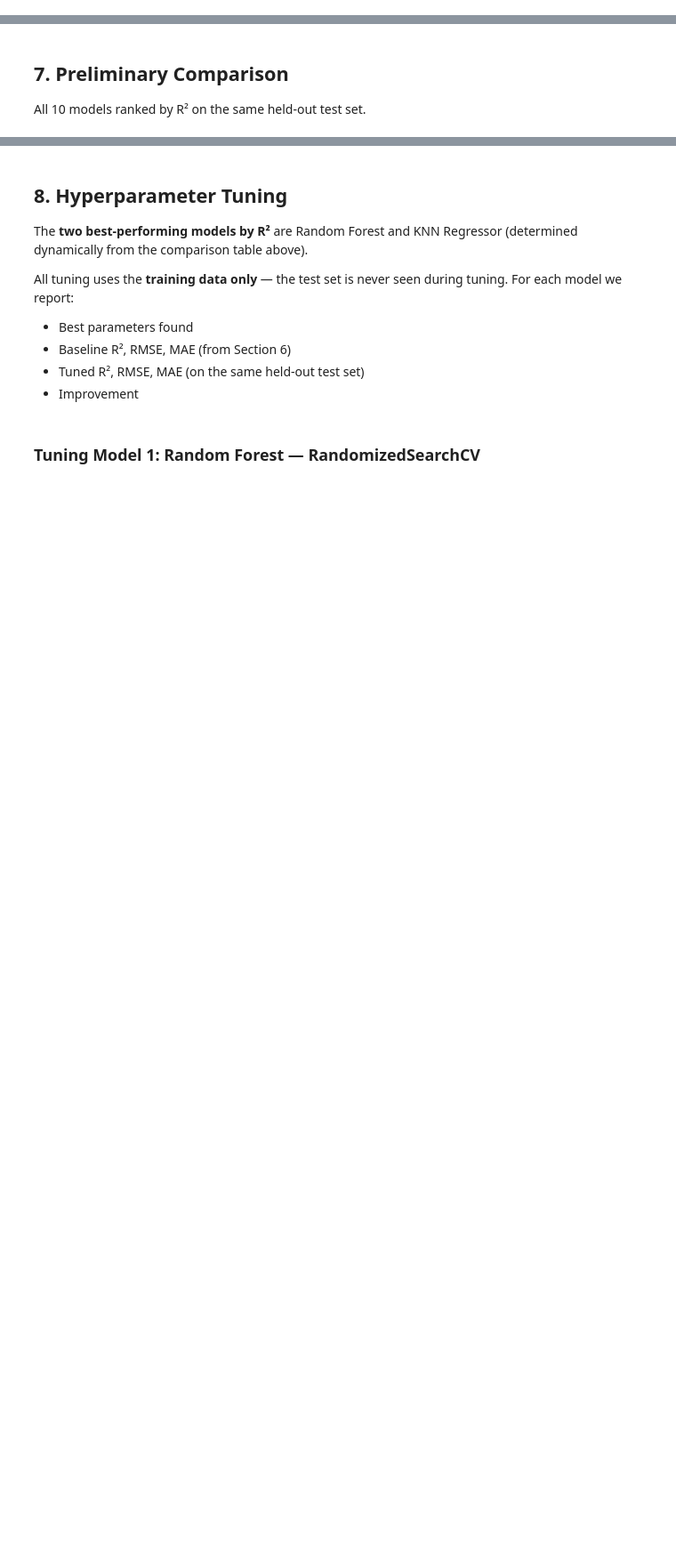
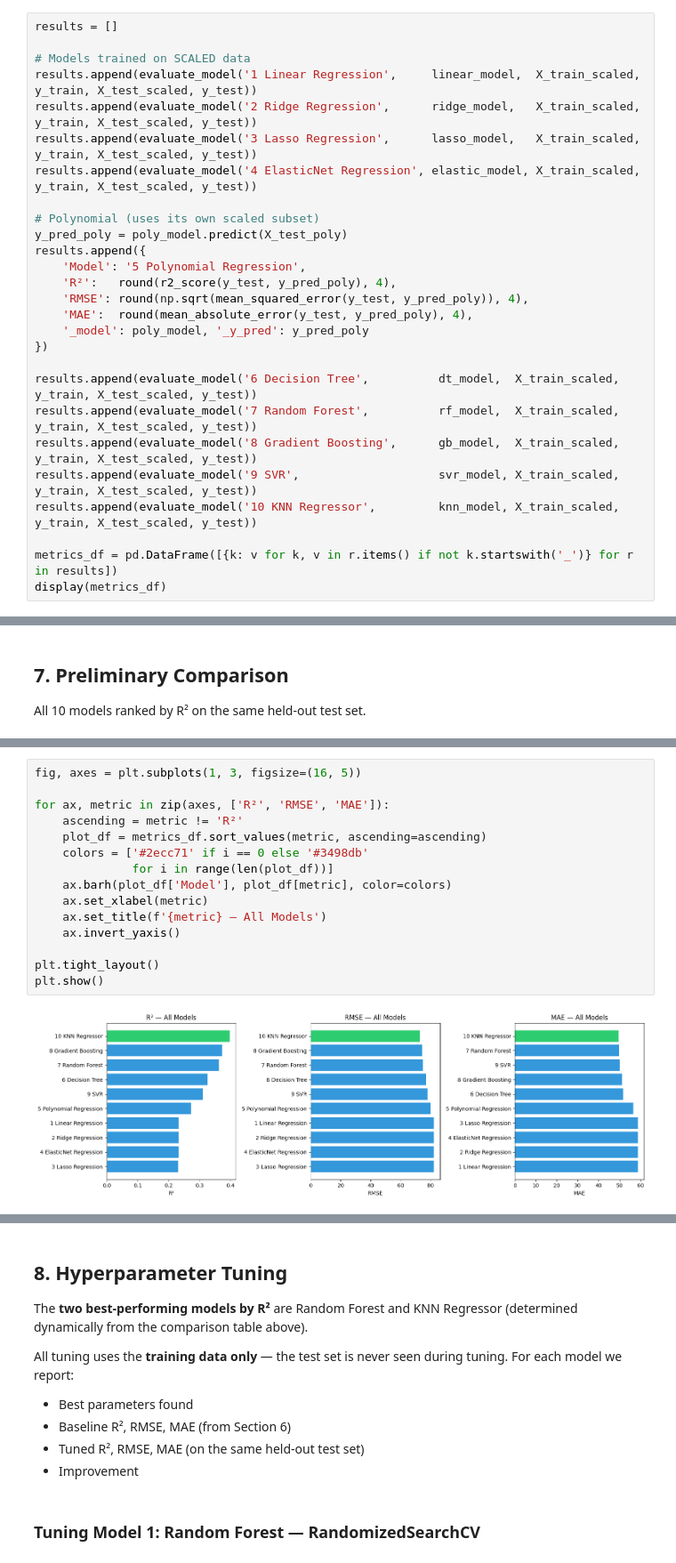
Before and after one commit to Viswesh-G/AutoML-_-Project, a Jupyter notebook: gas_sensor_ml_capstone/notebooks/regression.ipynb, the cells around one changed output, grey strips where cells are left out. Shown at 89% size. Saved outputs shown, nothing was run; the diff lists cells and outputs as text; blank space fills up the shorter version.

```diff
--- a/gas_sensor_ml_capstone/notebooks/regression.ipynb
+++ b/gas_sensor_ml_capstone/notebooks/regression.ipynb
@@ -551,0 +679,27 @@ Evaluation metrics — all mandatory per rubric:
+# %%
+results = []
+
+# Models trained on SCALED data
+results.append(evaluate_model('1 Linear Regression',     linear_model,  X_train_scaled, y_train, X_test_scaled, y_test))
+results.append(evaluate_model('2 Ridge Regression',      ridge_model,   X_train_scaled, y_train, X_test_scaled, y_test))
+results.append(evaluate_model('3 Lasso Regression',      lasso_model,   X_train_scaled, y_train, X_test_scaled, y_test))
+results.append(evaluate_model('4 ElasticNet Regression', elastic_model, X_train_scaled, y_train, X_test_scaled, y_test))
+
+# Polynomial (uses its own scaled subset)
+y_pred_poly = poly_model.predict(X_test_poly)
+results.append({
+    'Model': '5 Polynomial Regression',
+    'R²':   round(r2_score(y_test, y_pred_poly), 4),
+    'RMSE': round(np.sqrt(mean_squared_error(y_test, y_pred_poly)), 4),
+    'MAE':  round(mean_absolute_error(y_test, y_pred_poly), 4),
+    '_model': poly_model, '_y_pred': y_pred_poly
+})
+
+results.append(evaluate_model('6 Decision Tree',          dt_model,  X_train_scaled, y_train, X_test_scaled, y_test))
+results.append(evaluate_model('7 Random Forest',          rf_model,  X_train_scaled, y_train, X_test_scaled, y_test))
+results.append(evaluate_model('8 Gradient Boosting',      gb_model,  X_train_scaled, y_train, X_test_scaled, y_test))
+results.append(evaluate_model('9 SVR',                    svr_model, X_train_scaled, y_train, X_test_scaled, y_test))
+results.append(evaluate_model('10 KNN Regressor',         knn_model, X_train_scaled, y_train, X_test_scaled, y_test))
+
+metrics_df = pd.DataFrame([{k: v for k, v in r.items() if not k.startswith('_')} for r in results])
+display(metrics_df)
@@ -564,0 +810,17 @@ All 10 models ranked by R² on the same held-out test set.
+# %%
+fig, axes = plt.subplots(1, 3, figsize=(16, 5))
+
+for ax, metric in zip(axes, ['R²', 'RMSE', 'MAE']):
+    ascending = metric != 'R²'
+    plot_df = metrics_df.sort_values(metric, ascending=ascending)
+    colors = ['#2ecc71' if i == 0 else '#3498db'
+              for i in range(len(plot_df))]
+    ax.barh(plot_df['Model'], plot_df[metric], color=colors)
+    ax.set_xlabel(metric)
+    ax.set_title(f'{metric} — All Models')
+    ax.invert_yaxis()
+
+plt.tight_layout()
+plt.show()
+# %% [output]
+[figure, added]
```
Also changed, not shown: parts of 27 cells of this notebook.
